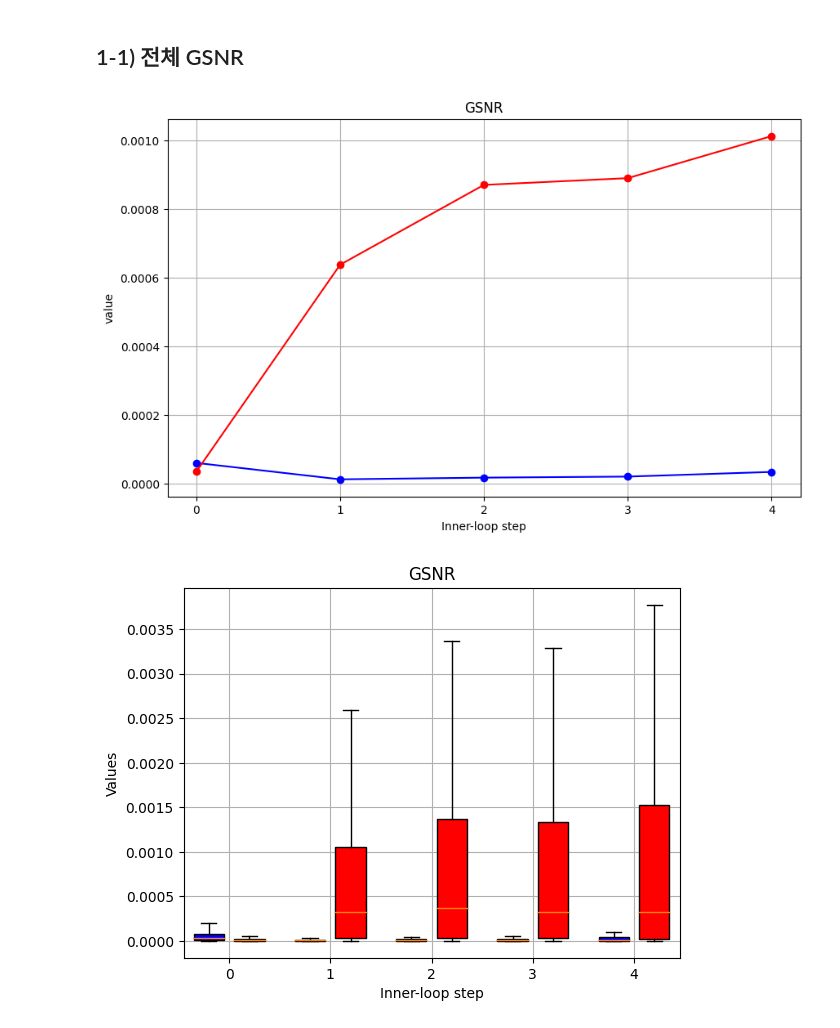
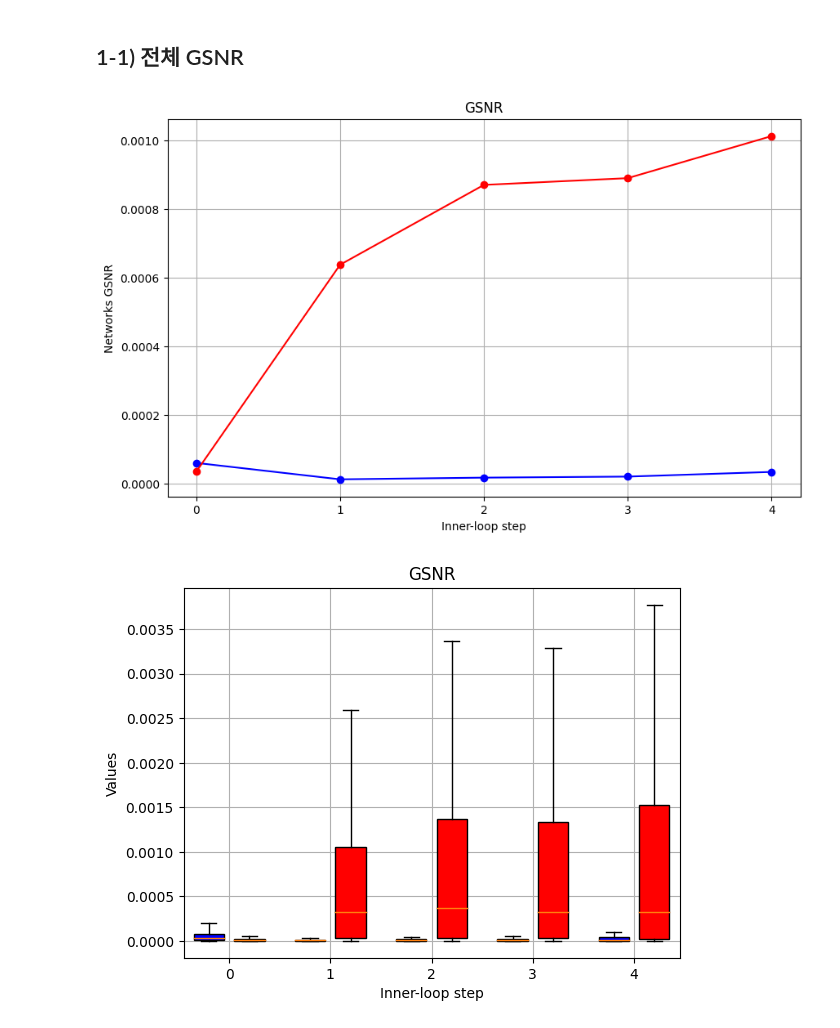
Before and after one commit to SKKUJMLim/MAML, a Jupyter notebook: Test_jupyternotebook/Analytics_integration_Step.ipynb, the cells around one changed output. Cells and saved outputs as stored; diff of their text form; code cells hidden in the pictures.

```diff
--- a/Test_jupyternotebook/Analytics_integration_Step.ipynb
+++ b/Test_jupyternotebook/Analytics_integration_Step.ipynb
@@ -38,35 +38,35 @@ arbiter_std_dev_df = arbiter_variance_df**0.5
 
 # 그룹 이름과 평균 및 표준 편차를 리스트로 추출합니다
 arbiter_group_names = arbiter_mean_df.index.tolist()
 arbiter_means = arbiter_mean_df.values
 arbiter_std_devs = arbiter_std_dev_df.values
 
 
 # x축 값을 생성합니다
 x = range(len(maml_group_names))
 
 # 꺾은선 그래프를 그립니다
 plt.figure(figsize=(10, 6))
 plt.plot(x, maml_means, '-o', color='b', label='MAML')
 plt.plot(x, arbiter_means, '-o', color='r', label='Arbiter')
 
 # 표준 편차 범위를 그림자로 표시합니다
 #plt.fill_between(x, maml_means - maml_std_devs, maml_means + maml_std_devs, color='b', alpha=0.2, label='Standard Deviation')
 #plt.fill_between(x, arbiter_means - arbiter_std_devs, arbiter_means + arbiter_std_devs, color='r', alpha=0.2, label='Standard Deviation')
 
 plt.xticks(x, maml_group_names)
 plt.xlabel('Inner-loop step')
-plt.ylabel('value')
+plt.ylabel('Networks GSNR')
 plt.title('GSNR')
 
 
 # 격자무늬 추가
 plt.grid(True)
 
 # 그래프를 표시합니다
 plt.show()
 # %% [output]
-[figure, old version]
+[figure, new version]
 # %%
 # 이상치 제거 함수 정의
 def remove_outliers(group):
```
Also changed, not shown: parts of 1 cell of this notebook, 3 other files.
